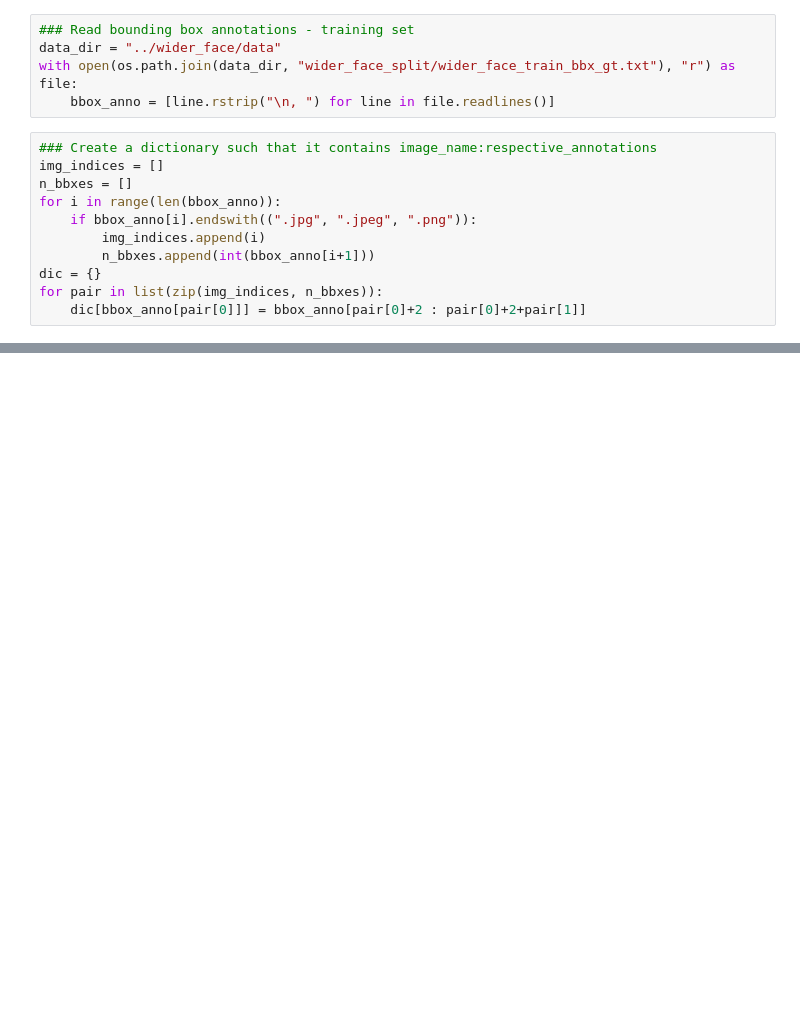
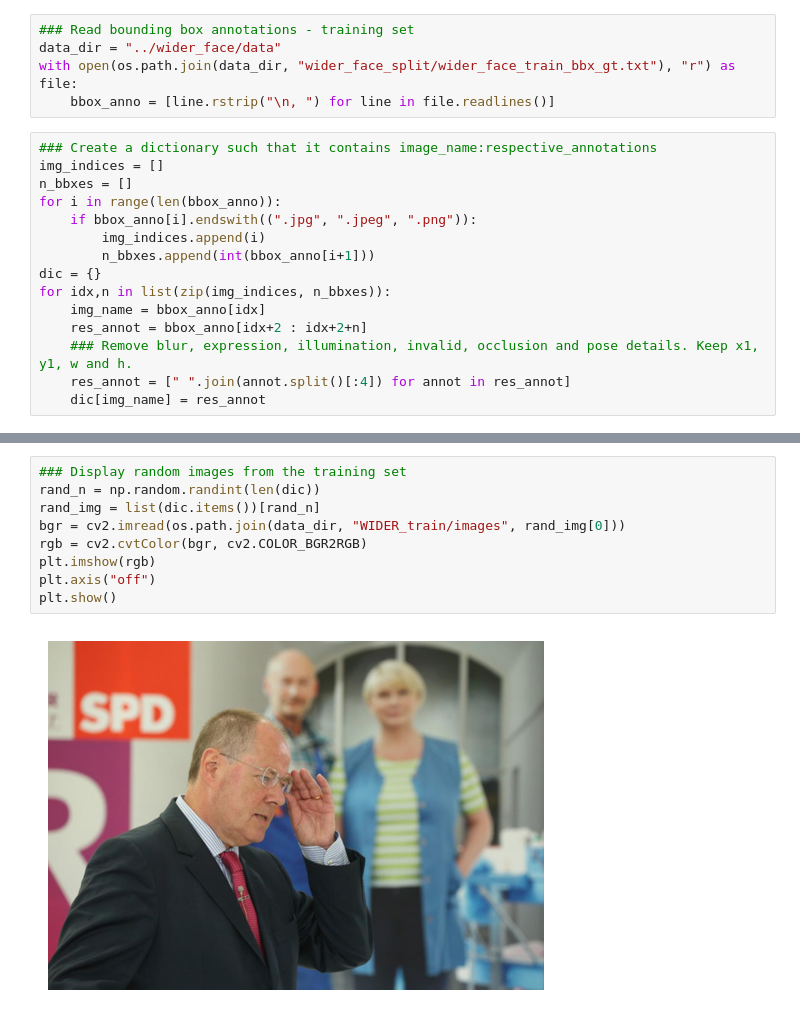
Before and after one commit to prashalruchiranga/Face-Detector, a Jupyter notebook: notebooks/face detection.ipynb, the cells around one changed output, grey strips where cells are left out. Saved outputs shown, nothing was run; the diff lists cells and outputs as text; blank space fills up the shorter version.

Commit message:
Display training images and annotations

```diff
--- a/notebooks/face detection.ipynb
+++ b/notebooks/face detection.ipynb
@@ -19,5 +21,9 @@ for i in range(len(bbox_anno)):
         img_indices.append(i)
         n_bbxes.append(int(bbox_anno[i+1]))
 dic = {}
-for pair in list(zip(img_indices, n_bbxes)):
-    dic[bbox_anno[pair[0]]] = bbox_anno[pair[0]+2 : pair[0]+2+pair[1]]
+for idx,n in list(zip(img_indices, n_bbxes)):
+    img_name = bbox_anno[idx]
+    res_annot = bbox_anno[idx+2 : idx+2+n]
+    ### Remove blur, expression, illumination, invalid, occlusion and pose details. Keep x1, y1, w and h.
+    res_annot = [" ".join(annot.split()[:4]) for annot in res_annot]
+    dic[img_name] = res_annot
@@ -23,0 +50,11 @@ for pair in list(zip(img_indices, n_bbxes)):
+# %%
+### Display random images from the training set
+rand_n = np.random.randint(len(dic))
+rand_img = list(dic.items())[rand_n]
+bgr = cv2.imread(os.path.join(data_dir, "WIDER_train/images", rand_img[0]))
+rgb = cv2.cvtColor(bgr, cv2.COLOR_BGR2RGB)
+plt.imshow(rgb)
+plt.axis("off")
+plt.show()
+# %% [output]
+[figure, added]
```
Also changed, not shown: parts of 3 cells of this notebook.
